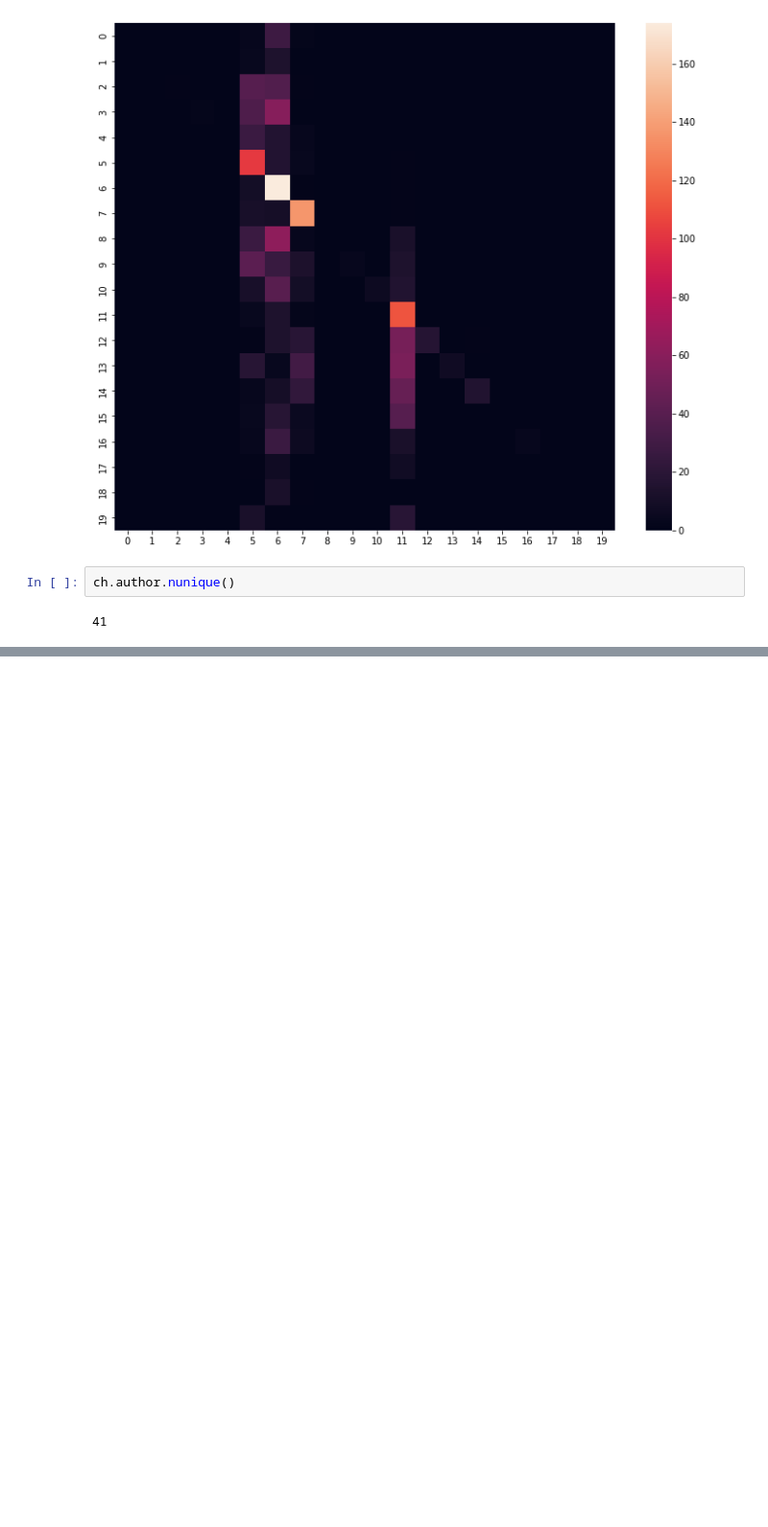
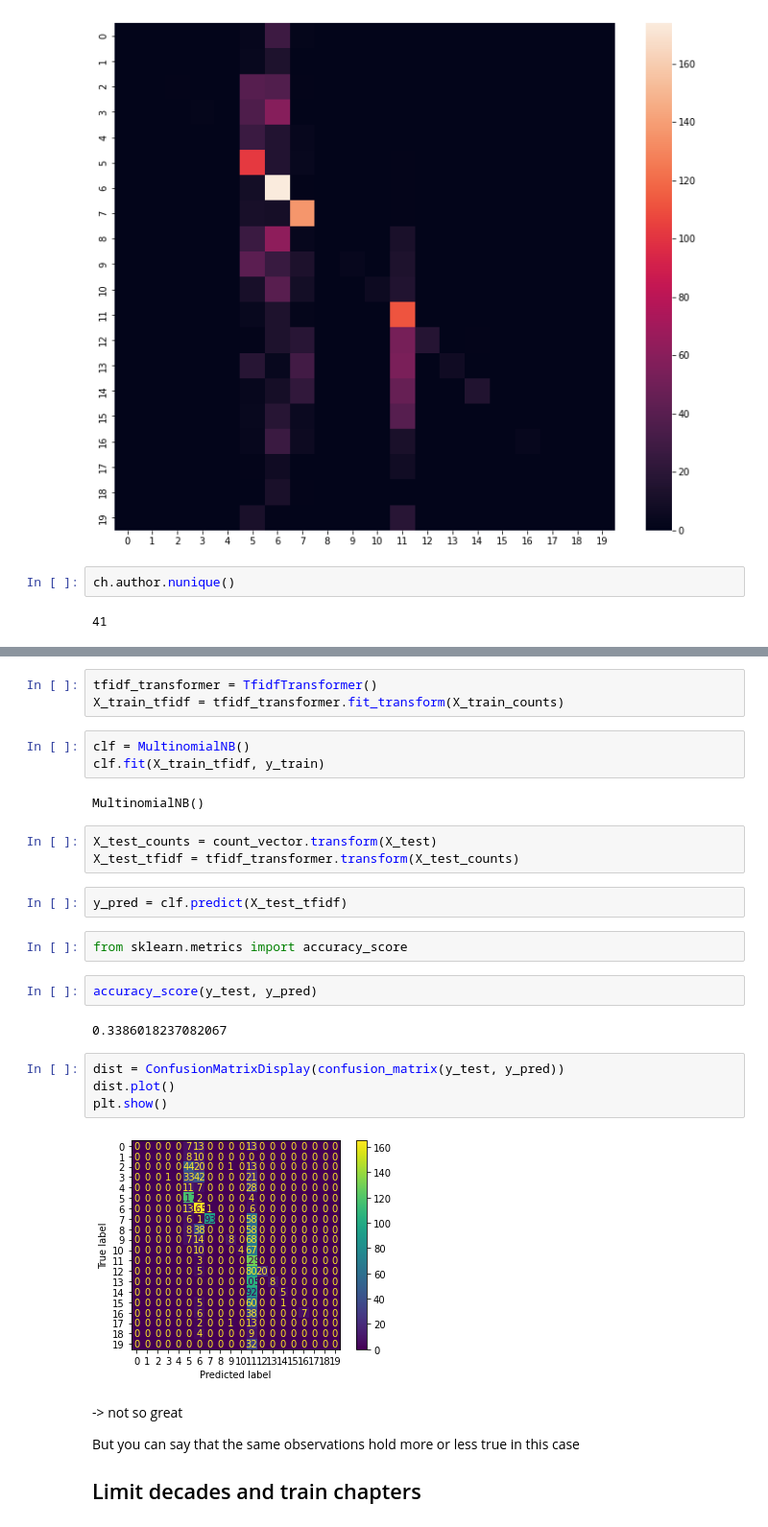
Before and after one commit to ATC-mmueller/nlp_publication_year, a Jupyter notebook: main.ipynb, the cells around one changed output, grey strips where cells are left out. Shown at 96% size. Drawn from its saved outputs; the diff is of its cells as text; blank space fills up the shorter version.

Commit message:
added two more iterations: first one takes all tokens, second one takes the same amount of chapters for each decade

```diff
--- a/main.ipynb
+++ b/main.ipynb
@@ -447,0 +460,31 @@ Maybe some works from these decade use quite unique words, that are not seen in
+# %%
+tfidf_transformer = TfidfTransformer()
+X_train_tfidf = tfidf_transformer.fit_transform(X_train_counts)
+# %%
+clf = MultinomialNB()
+clf.fit(X_train_tfidf, y_train)
+# %% [output]
+MultinomialNB()
+# %%
+X_test_counts = count_vector.transform(X_test)
+X_test_tfidf = tfidf_transformer.transform(X_test_counts)
+# %%
+y_pred = clf.predict(X_test_tfidf)
+# %%
+from sklearn.metrics import accuracy_score
+# %%
+accuracy_score(y_test, y_pred)
+# %% [output]
+0.3386018237082067
+# %%
+dist = ConfusionMatrixDisplay(confusion_matrix(y_test, y_pred))
+dist.plot()
+plt.show()
+# %% [output]
+[figure, added]
+# %% [markdown]
+-> not so great
+
+But you can say that the same observations hold more or less true in this case
+
+## Limit decades and train chapters
```
Also changed, not shown: parts of 20 cells of this notebook.
